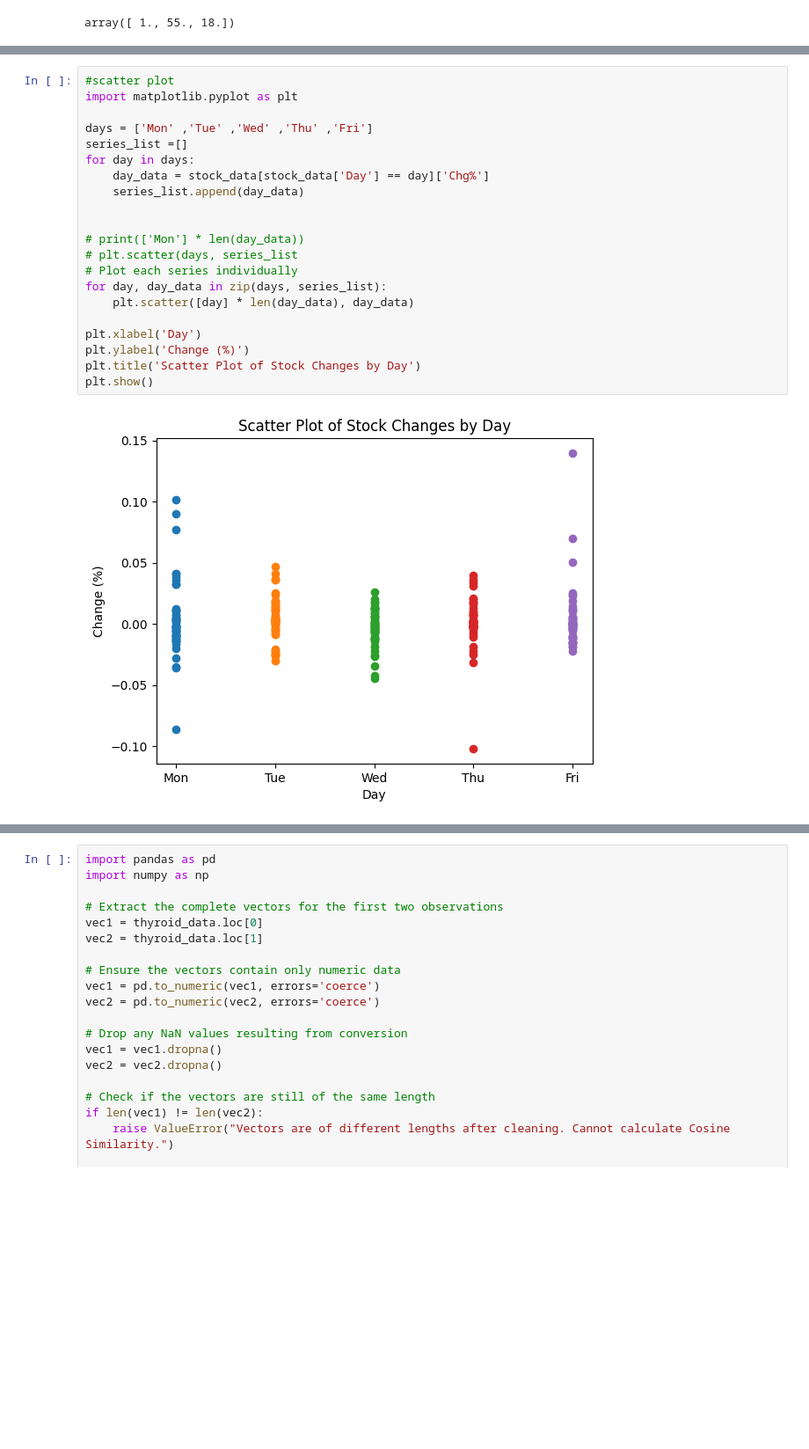
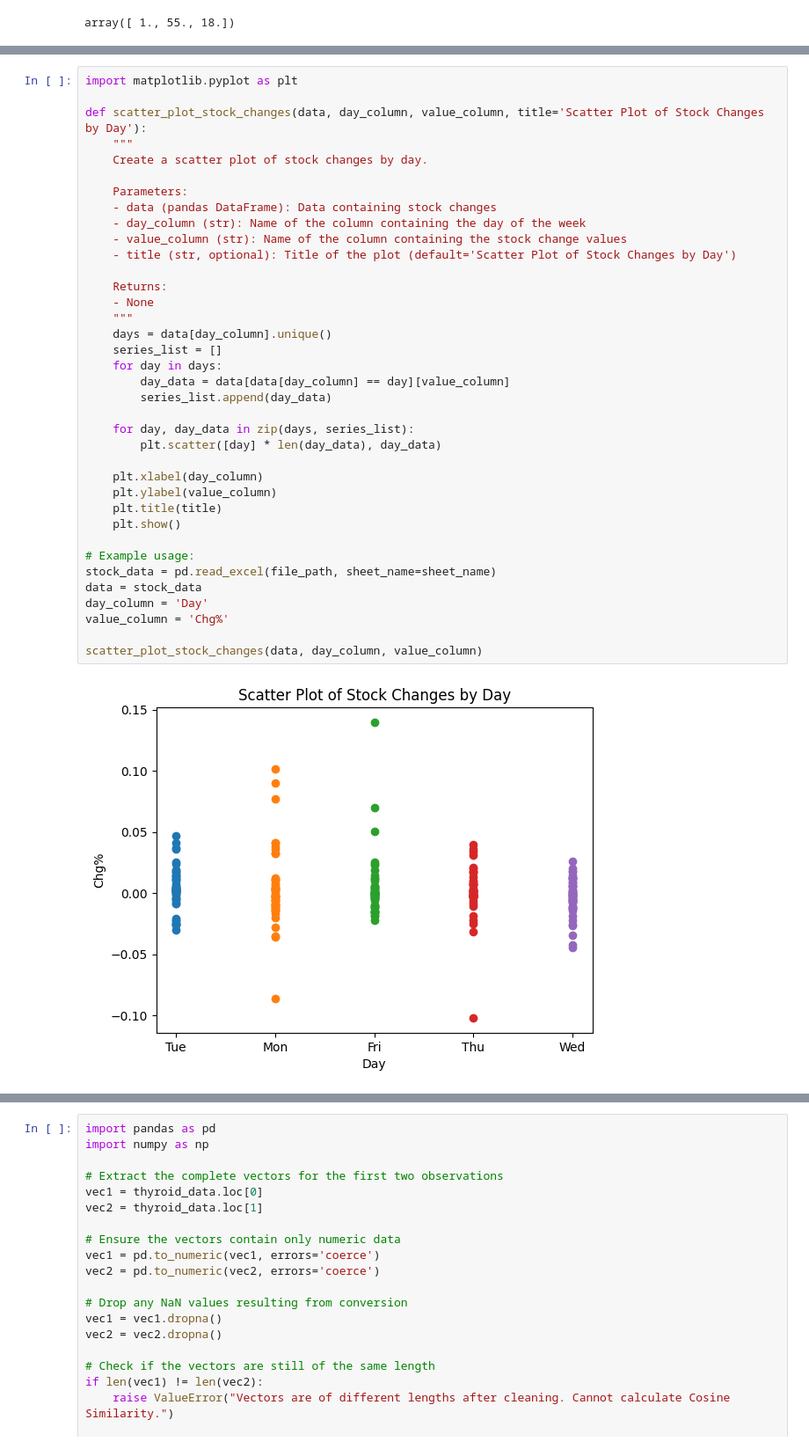
Before and after one commit to Munna-Prasad-Gupta/ML, a Jupyter notebook: ass2.ipynb, the cells around one changed output, grey strips where cells are left out. Shown at 88% size. Drawn from its saved outputs; the diff is of its cells as text; blank space fills up the shorter version.

```diff
--- a/ass2.ipynb
+++ b/ass2.ipynb
@@ -146,29 +209,45 @@ print(f"The probability of profit given today is Wednesday is {prob_of_profit_gi
 The probability of loss is 0.4979919678714859
 The probability of profit on Wednesday is 0.42
 The probability of profit given today is Wednesday is 2.0916
-# %%
-#scatter plot
-import matplotlib.pyplot as plt
-
-days = ['Mon' ,'Tue' ,'Wed' ,'Thu' ,'Fri']
-series_list =[]
-for day in days:
-    day_data = stock_data[stock_data['Day'] == day]['Chg%']
-    series_list.append(day_data)
-
-
-# print(['Mon'] * len(day_data))
-# plt.scatter(days, series_list
-# Plot each series individually
-for day, day_data in zip(days, series_list):
-    plt.scatter([day] * len(day_data), day_data)
-
-plt.xlabel('Day')
-plt.ylabel('Change (%)')
-plt.title('Scatter Plot of Stock Changes by Day')
-plt.show()
-# %% [output]
-[figure, removed]
+# %%
+import matplotlib.pyplot as plt
+
+def scatter_plot_stock_changes(data, day_column, value_column, title='Scatter Plot of Stock Changes by Day'):
+    """
+    Create a scatter plot of stock changes by day.
+
+    Parameters:
+    - data (pandas DataFrame): Data containing stock changes
+    - day_column (str): Name of the column containing the day of the week
+    - value_column (str): Name of the column containing the stock change values
+    - title (str, optional): Title of the plot (default='Scatter Plot of Stock Changes by Day')
+
+    Returns:
+    - None
+    """
+    days = data[day_column].unique()
+    series_list = []
+    for day in days:
+        day_data = data[data[day_column] == day][value_column]
+        series_list.append(day_data)
+
+    for day, day_data in zip(days, series_list):
+        plt.scatter([day] * len(day_data), day_data)
+
+    plt.xlabel(day_column)
+    plt.ylabel(value_column)
+    plt.title(title)
+    plt.show()
+
+# Example usage:
+stock_data = pd.read_excel(file_path, sheet_name=sheet_name)
+data = stock_data
+day_column = 'Day'
+value_column = 'Chg%'
+
+scatter_plot_stock_changes(data, day_column, value_column)
+# %% [output]
+[figure, added]
 # %%
 from sklearn.preprocessing import LabelEncoder
 import pandas as pd
```
Also changed, not shown: parts of 11 cells of this notebook.
